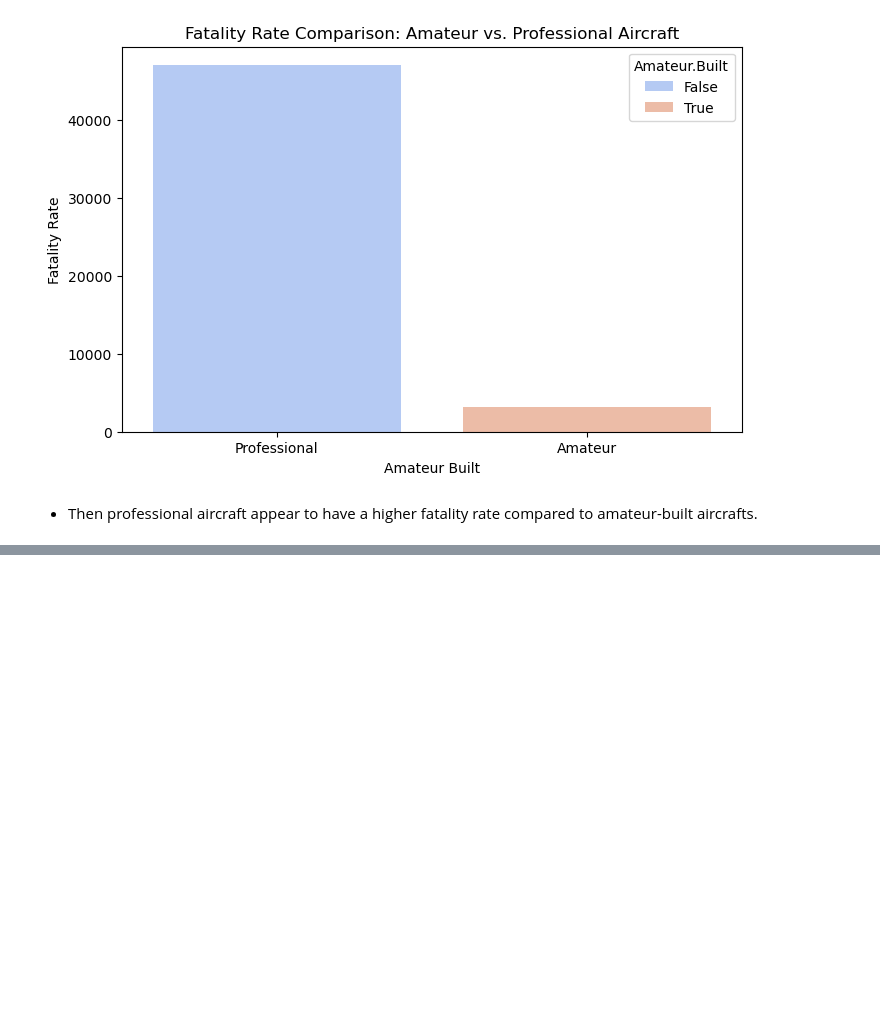
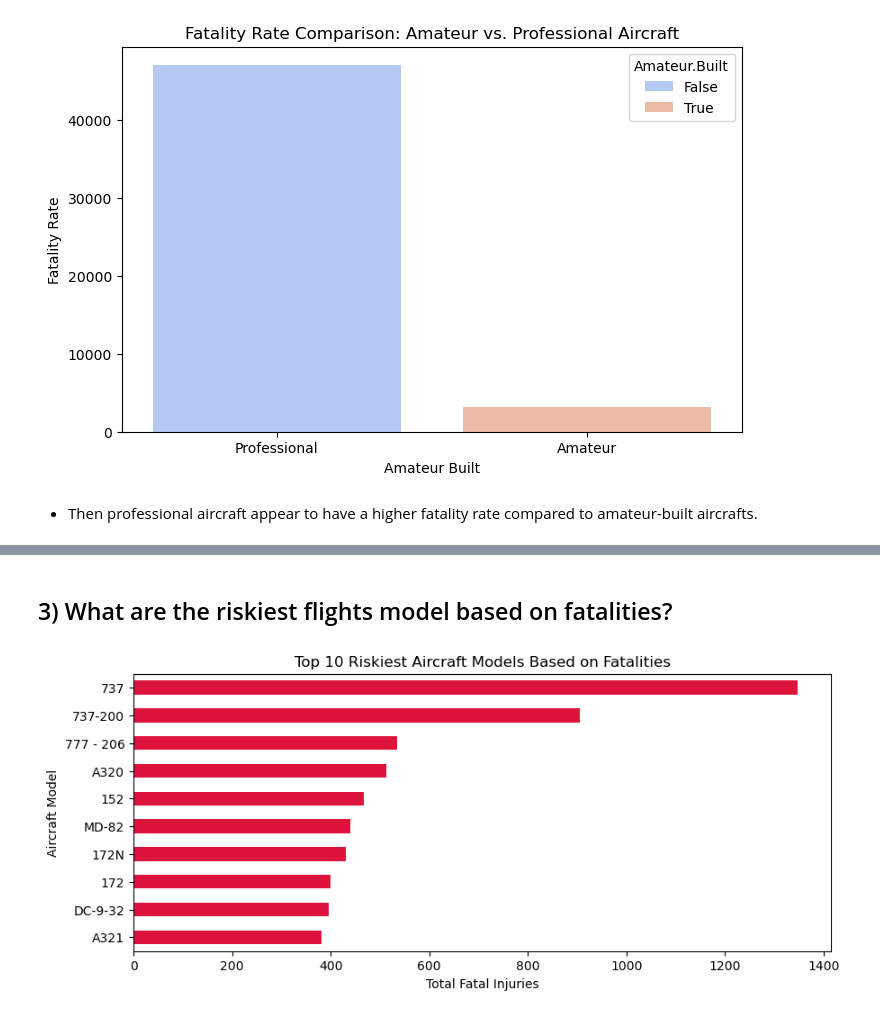
Before and after one commit to FAITHKAMANDE/AviData-Analytics, a Jupyter notebook: NoteBook.ipynb, the cells around one changed output, grey strips where cells are left out. Saved outputs shown, nothing was run; the diff lists cells and outputs as text; code cells hidden in the pictures; blank space fills up the shorter version.

```diff
--- a/NoteBook.ipynb
+++ b/NoteBook.ipynb
@@ -1092,0 +1097,14 @@ KeyError: 'Incident.Severity'
+# %% [markdown]
+## 3) What are the riskiest flights model  based on fatalities?
+# %%
+top_models = avidatacopy.groupby("Model")["Total.Fatal.Injuries"].sum().nlargest(10)
+
+plt.figure(figsize=(10, 4))
+top_models.sort_values().plot(kind="barh", color="crimson")
+
+plt.xlabel("Total Fatal Injuries")
+plt.ylabel("Aircraft Model")
+plt.title("Top 10 Riskiest Aircraft Models Based on Fatalities")
+plt.show()
+# %% [output]
+[figure, added]
```
Also changed, not shown: parts of 10 cells of this notebook.
